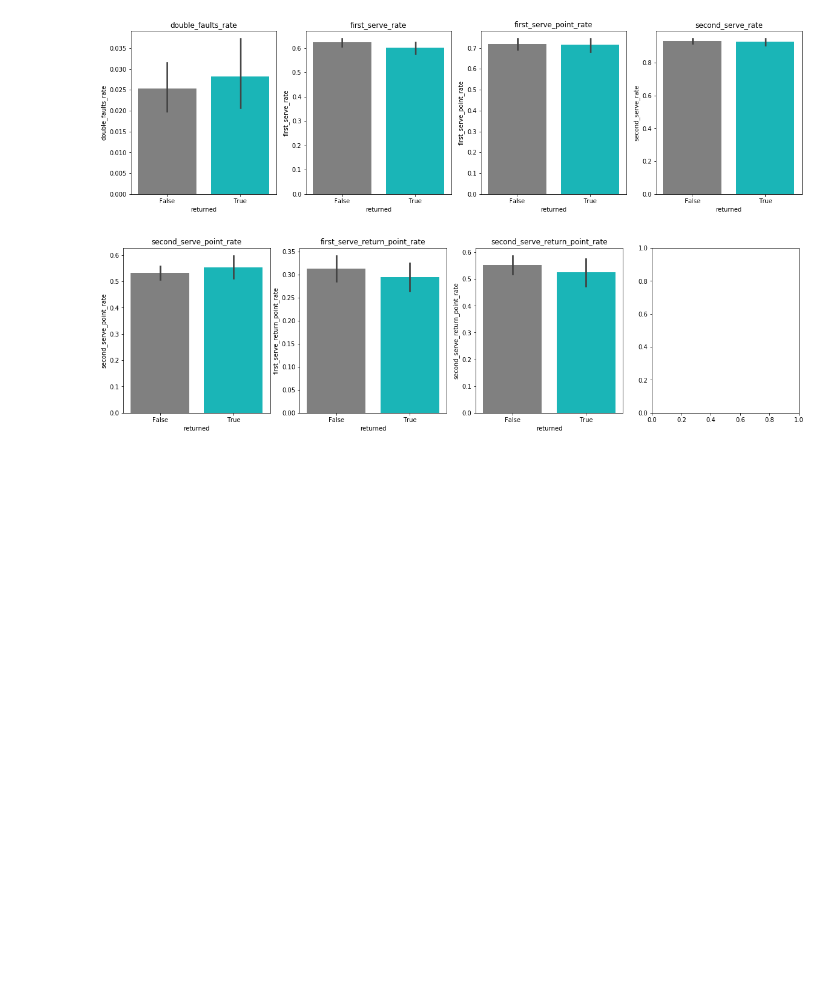
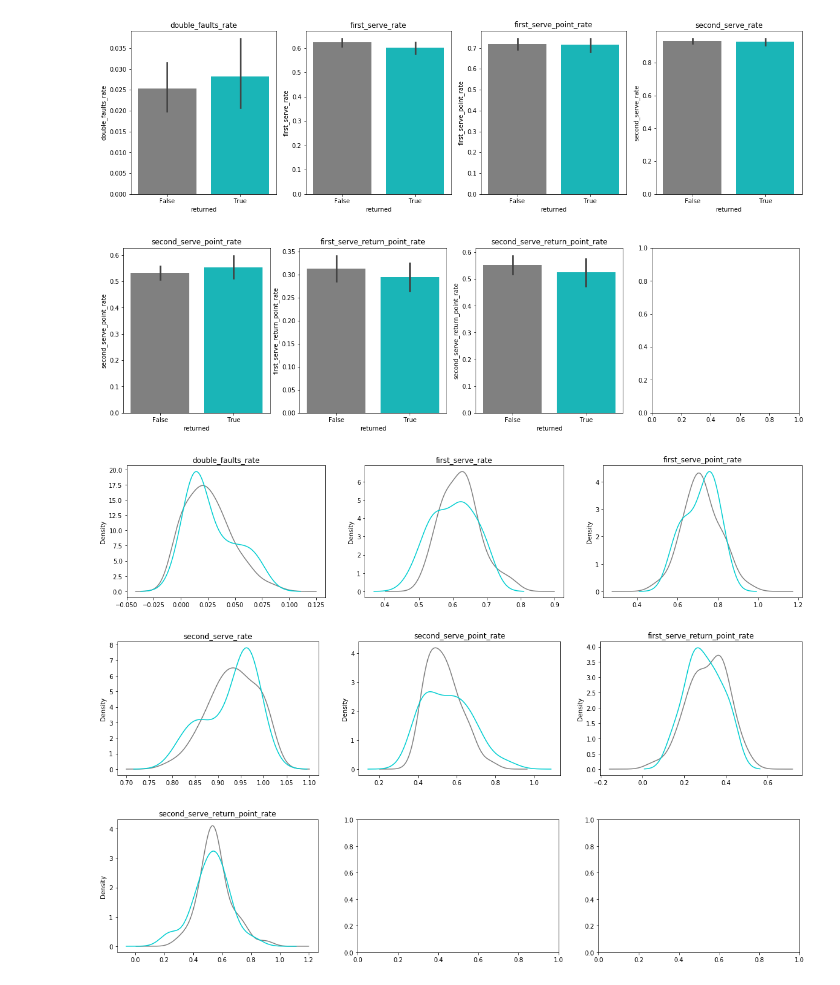
Before and after one commit to Gin04gh/datascience, a Jupyter notebook: kaggle_dataset_large_tennis_dataset_for_atp_itf_betting/analysis_returned_kei.ipynb, the cells around one changed output. Cells and saved outputs as stored; diff of their text form; code cells hidden in the pictures; blank space fills up the shorter version.

Commit message:
update analysis_returned_kei

```diff
--- a/kaggle_dataset_large_tennis_dataset_for_atp_itf_betting/analysis_returned_kei.ipynb
+++ b/kaggle_dataset_large_tennis_dataset_for_atp_itf_betting/analysis_returned_kei.ipynb
@@ -106,3 +106,21 @@ plt.show()
 # %% [output]
 [figure]
 [figure]
+# %%
+cols = list(df_tmp.columns)
+cols.remove('returned')
+
+for i, c in enumerate(cols):
+
+    if i%3 == 0:
+        fig, axs = plt.subplots(ncols=3, figsize=(20, 4))
+
+    df_tmp[df_tmp['returned'] == False][c].plot(kind='kde', color=base_color2, ax=axs[i%3])
+    df_tmp[df_tmp['returned'] == True][c].plot(kind='kde', color=base_color, ax=axs[i%3])
+    axs[i%3].set_title(c)
+
+plt.show()
+# %% [output]
+[figure, added]
+[figure, added]
+[figure, added]
```
